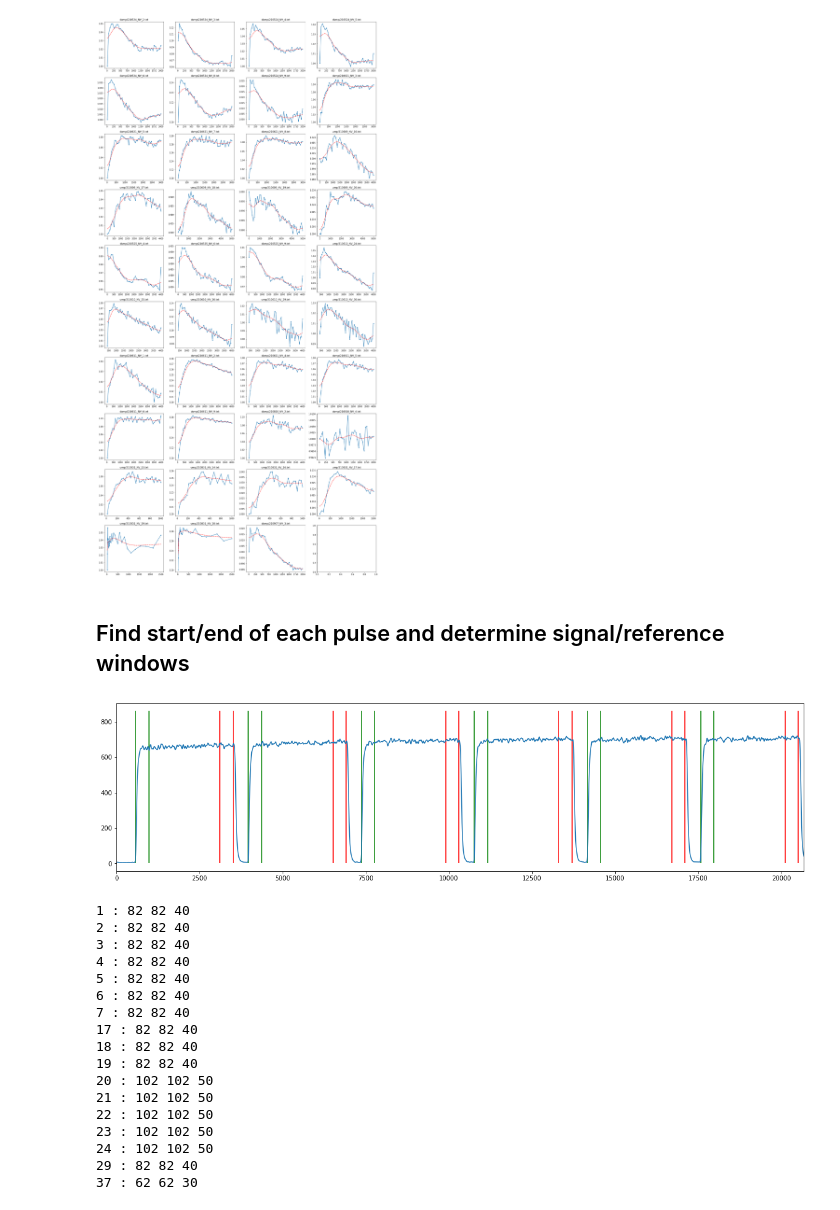
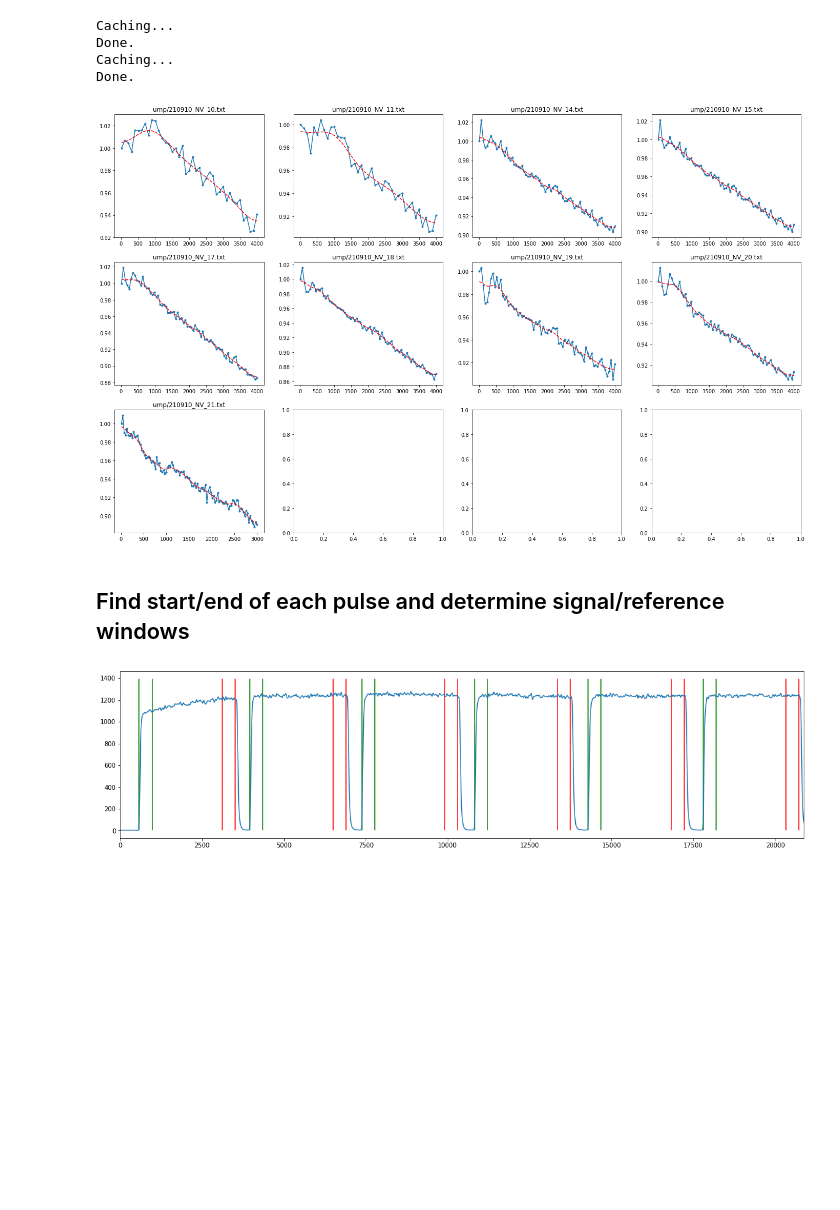
Before and after one commit to LCarnovale/HonoursAnalysis, a Jupyter notebook: analyse_rabi.ipynb, the cells around one changed output. Drawn from its saved outputs; the diff is of its cells as text; code cells hidden in the pictures; blank space fills up the shorter version.

```diff
--- a/analyse_rabi.ipynb
+++ b/analyse_rabi.ipynb
@@ -18,16 +17,17 @@ tools.file_finder.EXTRA_PATHS += [r"C:\Users\Leo\OneDrive - UNSW\Uni\Honourables
 # root = "./"
 # root2 = "../../../OPTOSYNC/Tweezers1/"
 date_nums = {
-    "210524":(2, 3, 4, 5, 6, 8, 9),
-    "210621":(3, 5, 7, 8),
-    "210609":(16, 17, 18, 19, 20),
-    "210525":(4, 6, 9),
-    "210610":(24, 25, 26, 29, 30),
-    "210611":(1, 2, 4, 5, 6, 9),
-    "210625":(),
-    "210810":(2,4),
-    "210831": (13, 14, 16, 17, 19, 20),
-    "210907": (3,),
+    # "210524":(2, 3, 4, 5, 6, 8, 9),
+    # "210621":(3, 5, 7, 8),
+    # "210609":(16, 17, 18, 19, 20),
+    # "210525":(4, 6, 9),
+    # "210610":(24, 25, 26, 29, 30),
+    # "210611":(1, 2, 4, 5, 6, 9),
+    # "210625":(),
+    # "210810":(2,4),
+    # "210831": (13, 14, 16, 17, 19, 20),
+    # "210907": (3,),
+    "210910": (10, 11, 14, 15, 17, 18, 19, 20, 21)
 }
 
 
@@ -56,6 +56,11 @@ rabi_files = ["test signal"] + rabi_files
 
 raw_titles = [x[-20:] for x in rabi_files]
 proc_titles = [x[-20:] for x in rabi_plot_files]
+# %% [output]
+Caching...
+Done.
+Caching...
+Done.
 # %%
 plot_col = 1
 n_cols = 4
@@ -79,7 +84,7 @@ for i, (tau, plot) in enumerate(zip(tau_axes, rabi_plots)):
 plt.show()
 # plt.plot(*rabi_plots[2][[0,6]])
 # %% [output]
-[figure, old version]
+[figure, new version]
 # %% [markdown]
 ## Find start/end of each pulse and determine signal/reference windows
 # %%
@@ -145,18 +150,18 @@ for i,(spec, s_rises, s_falls, s_rise_ts, s_fall_ts) in enumerate(zip(
     start_ends.append(start_end)
     start_ends_idx.append(start_end_idx)
 
-    if f and i == 37:
-        plt.figure(figsize=(20, 5))
-        plt.plot(spec.time, spec.smooth)
-        top = max(spec.counts)
-        plt.vlines(forwards_shift*dt[i] + s_rise_ts, 0, top, "green")
-        plt.vlines(forwards_shift*dt[i] + s_rise_ts + dt[i]*integration_width[i], 0, top, "green")
-        plt.vlines(backwards_shift*dt[i] + s_fall_ts, 0, top, "red")
-        plt.vlines(backwards_shift*dt[i] + s_fall_ts - dt[i]*integration_width[i], 0, top, "red")
-        plt.xlim(0, s_fall_ts[5])
-        # plt.xlim(s_rise_ts[0], s_fall_ts[5])
-        f = False
-        plt.show()
+if f:
+    plt.figure(figsize=(20, 5))
+    plt.plot(spec.time, spec.smooth)
+    top = max(spec.counts)
+    plt.vlines(forwards_shift*dt[i] + s_rise_ts, 0, top, "green")
+    plt.vlines(forwards_shift*dt[i] + s_rise_ts + dt[i]*integration_width[i], 0, top, "green")
+    plt.vlines(backwards_shift*dt[i] + s_fall_ts, 0, top, "red")
+    plt.vlines(backwards_shift*dt[i] + s_fall_ts - dt[i]*integration_width[i], 0, top, "red")
+    plt.xlim(0, s_fall_ts[5])
+    # plt.xlim(s_rise_ts[0], s_fall_ts[5])
+    f = False
+    plt.show()
 
 
 # readout_counts = np.array(data.counts)[[pulses[:, 0]: pulses[:, 0] + integration_width]]
@@ -184,51 +189,34 @@ for i, (spec, start_end, start_end_idx, int_width) in enumerate(zip(
 
     arr = np.array(spec.counts)
     reads = np.sum(arr[reads], axis=-1)
     refs  = np.sum(arr[refs], axis=-1)
 
 
     if np.any(np.diff(tau) < -10):
         # Probably data that includes normalisation, ie a background sweep.
         # divide the first half by the second half
         indx = np.flatnonzero((tau[1:]-tau[:-1]) < -10)[0]
         print(i, ": ", end="")
         print(len(reads), len(refs), indx)
         normalised_flags[i] = True
         if indx == 0:
             print(np.diff(tau))
         # print("Fixing %s which was run with 'normalise' turned on" % rabi_files[i][-30:])
         reads = reads[:indx+1] / reads[indx+1 + (1-x):]
         refs = refs[:indx+1] / refs[indx+1 + (1-x):]
         # if i > 25:
         tau = tau[:indx+1]
 
 
     spec_tau_axes.append(tau)
     PL_reads.append(reads)
     PL_refs.append(refs)
 
 # PL_reads[-1] = PL_reads[-1][1:]
 # PL_refs[-1] = PL_refs[-1][1:]
 # spec_tau_axes[-1] = spec_tau_axes[-1][1:]
 # %% [output]
-[figure, old version]
+[figure, new version]
-1 : 82 82 40
-2 : 82 82 40
-3 : 82 82 40
-4 : 82 82 40
-5 : 82 82 40
-6 : 82 82 40
-7 : 82 82 40
-17 : 82 82 40
-18 : 82 82 40
-19 : 82 82 40
-20 : 102 102 50
-21 : 102 102 50
-22 : 102 102 50
-23 : 102 102 50
-24 : 102 102 50
-29 : 82 82 40
-37 : 62 62 30
 # %%
 @wwid.interact(graph_type=["Ratio", "Difference", "Both"])
 def _do_plot(graph_type="Ratio"):
```
Also changed, not shown: parts of 2 cells of this notebook, 1 other file.
